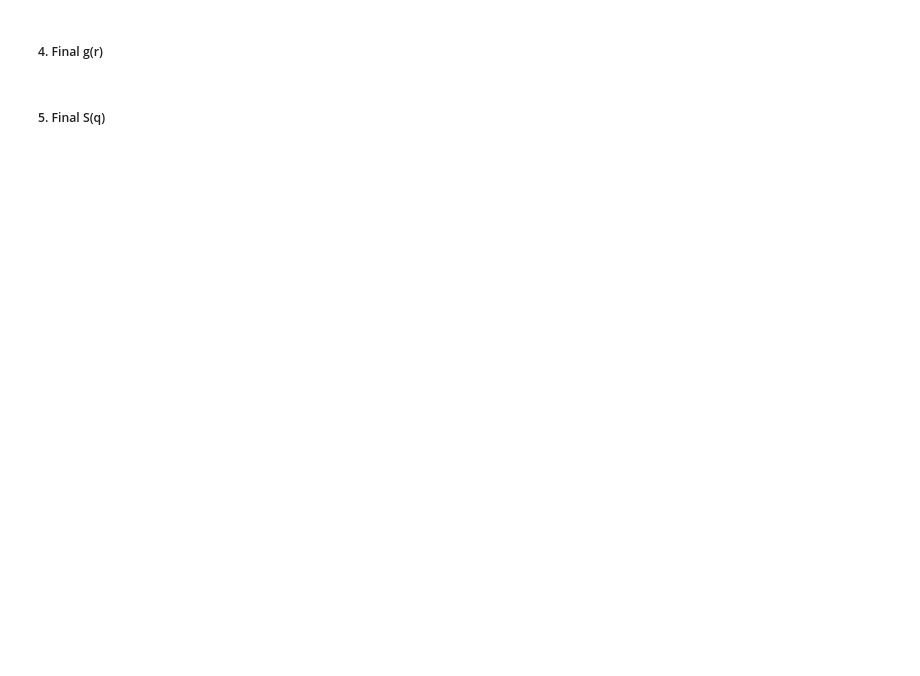
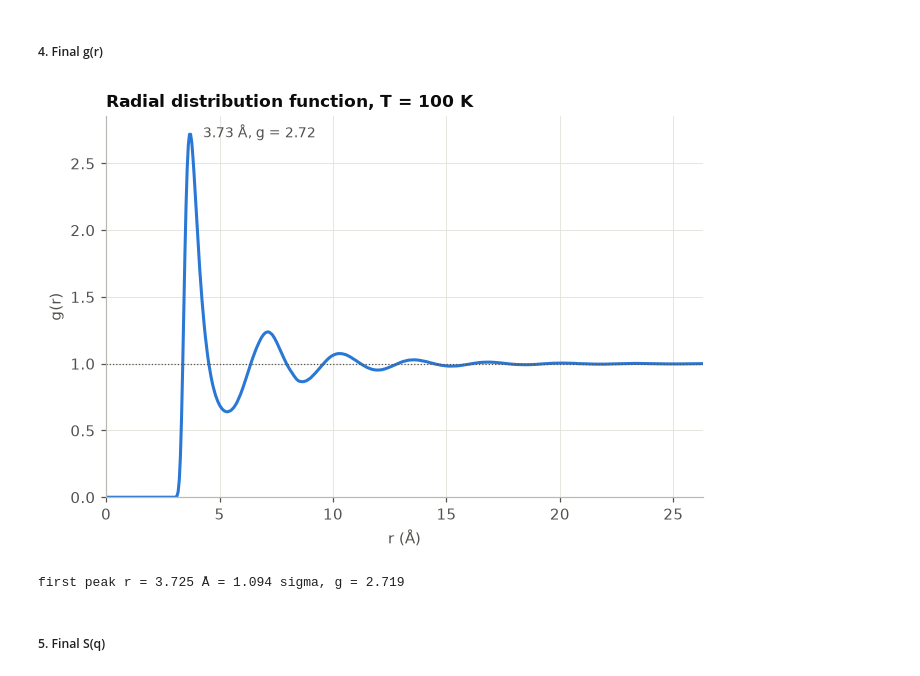
Before and after one commit to blam1o1/computational_excercise_lennard_jones_liquid, a Jupyter notebook: _2_write_up_and_analysis.ipynb, the cells around one changed output. Drawn from its saved outputs; the diff is of its cells as text; code cells hidden in the pictures; blank space fills up the shorter version.

```diff
--- a/_2_write_up_and_analysis.ipynb
+++ b/_2_write_up_and_analysis.ipynb
@@ -19,4 +175,32 @@ The entire source code can be found at this public github repo:
 # %% [markdown]
 ##### 4. Final g(r)
+# %%
+r, g, n_r = np.loadtxt(out_file("gr.dat"), unpack=True)
+dr = r[1] - r[0]
+i_peak = np.argmax(g)
+fig, ax = plt.subplots(figsize=(7, 4.5))
+ax.plot(r, g, color=BLUE, lw=2)
+ax.axhline(1, color=INK2, lw=0.8, ls=":")
+ax.annotate(
+    f"{r[i_peak]:.2f} Å, g = {g[i_peak]:.2f}",
+    (r[i_peak], g[i_peak]),
+    xytext=(8, -2),
+    textcoords="offset points",
+    fontsize=9,
+    color=INK2
+)
+ax.set_title(f"Radial distribution function, T = {T0:g} K")
+ax.set_xlabel("r (Å)")
+ax.set_ylabel("g(r)")
+ax.set_xlim(0, r[-1] + dr / 2)
+ax.set_ylim(bottom=0)
+plt.show()
+print(
+    f"first peak r = {r[i_peak]:.3f} Å = "
+    f"{r[i_peak]/sigma:.3f} sigma, g = {g[i_peak]:.3f}"
+)
+# %% [output]
+[figure, added]
+first peak r = 3.725 Å = 1.094 sigma, g = 2.719
 # %% [markdown]
 ##### 5. Final S(q)
```
Also changed, not shown: parts of 13 cells of this notebook, 15 other files.
